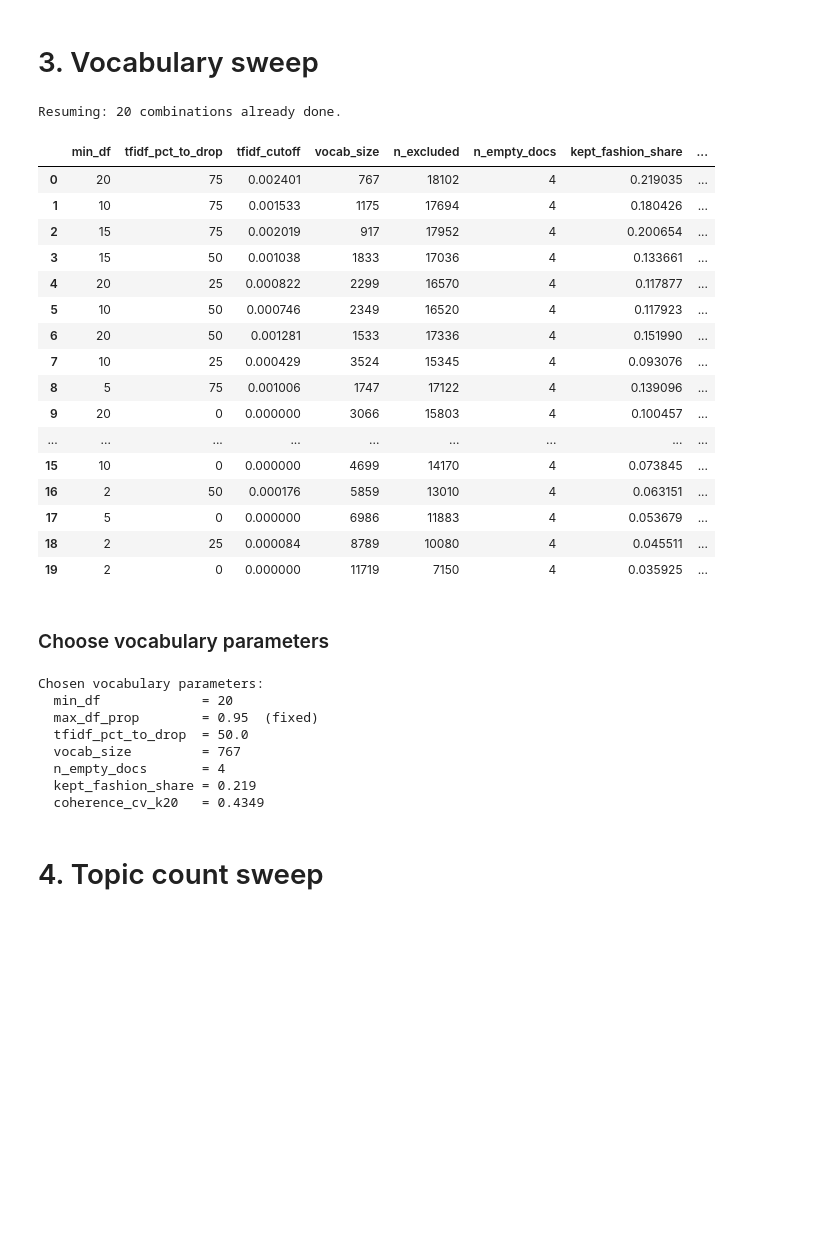
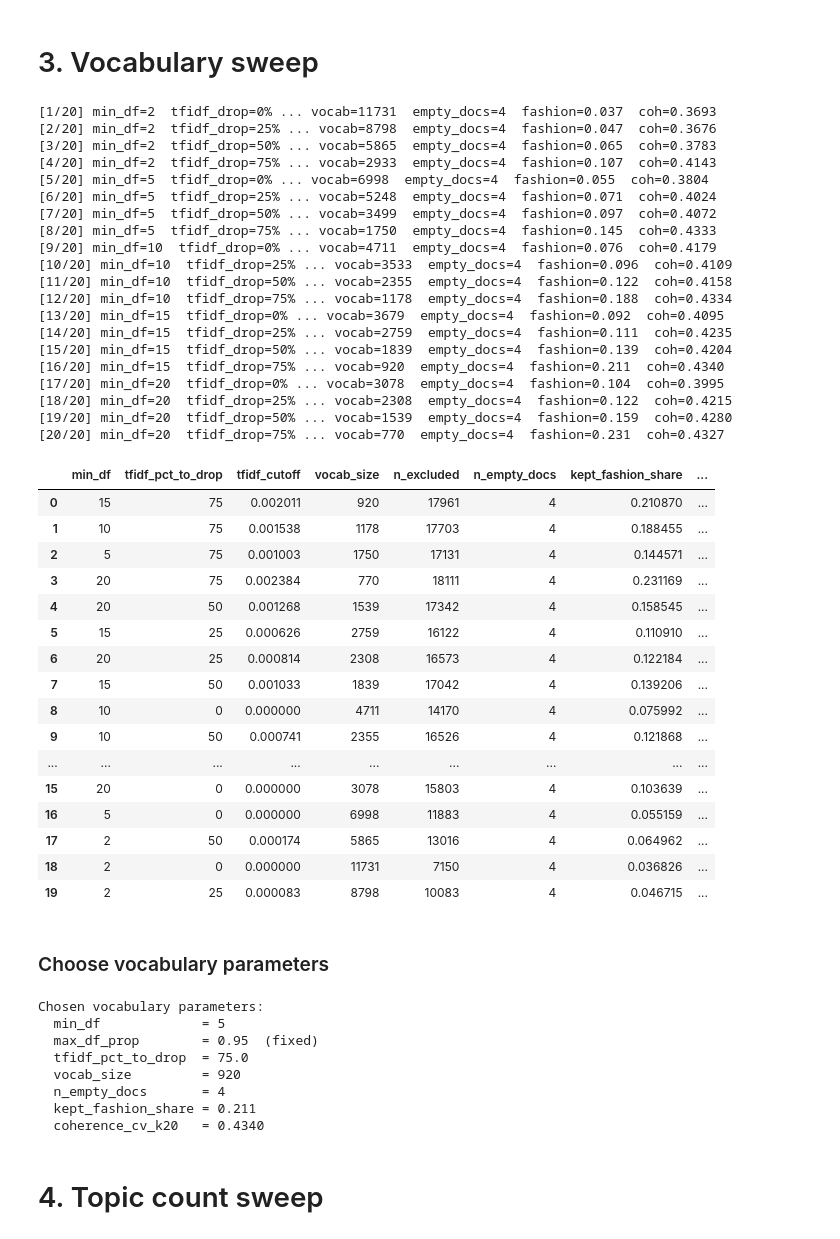
Before and after one commit to Zoe-O16/Thesis, a Jupyter notebook: 2.2_topic_modelling_general_prep.ipynb, the cells around one changed output. Cells and saved outputs as stored; diff of their text form; code cells hidden in the pictures; blank space fills up the shorter version.

Commit message:
vocab change

```diff
--- a/2.2_topic_modelling_general_prep.ipynb
+++ b/2.2_topic_modelling_general_prep.ipynb
@@ -42,7 +42,7 @@ from gensim.models import CoherenceModel
 
 # Paths
 CHECKPOINT_DIR = Path("checkpoints")
-OUT_DIR        = Path("outputs_eda")
+OUT_DIR        = Path("outputs_rlda_preprocessing")
 OUT_DIR.mkdir(exist_ok=True)
 CHECKPOINT_DIR.mkdir(exist_ok=True)
 
@@ -60,7 +60,7 @@ TFIDF_PERCENTILES_TO_DROP = [0, 25, 50, 75]
 VOCAB_SWEEP_MAX_ITER  = 30
 
 # Topic count
-TOPIC_RANGE           = list(range(10, 56, 5))   # 10, 15, …, 55
+TOPIC_RANGE           = list(range(5, 51, 5))   # 10, 15, …, 55
 TOPIC_SWEEP_MAX_ITER  = 50
 
 RANDOM_STATE = 42
@@ -432,8 +432,7 @@ def fit_lda_single(
 
 VOCAB_SWEEP_CSV = OUT_DIR / "vocab_sweep_results.csv"
 
-# Set to True to discard existing results
-RESTART = False
+RESTART = True
 
 
 if VOCAB_SWEEP_CSV.exists() and not RESTART:
@@ -456,50 +455,69 @@ total  = len(combos)
 for i, (min_df, pct) in enumerate(combos, 1):
     if (min_df, pct) in _done:
         continue
     print(f"[{i}/{total}] min_df={min_df}  tfidf_drop={pct}%", end=" ... ")
     v = build_vocabulary(min_df, MAX_DF_PROP, pct)
     _, _, coherence_cv, perplexity = fit_lda_single(
         v, k=FIXED_K_FOR_VOCAB_SWEEP, max_iter=VOCAB_SWEEP_MAX_ITER
     )
     row = {
         "min_df":             min_df,
         "tfidf_pct_to_drop":  pct,
         "tfidf_cutoff":       v["tfidf_cutoff"],
         "vocab_size":         v["vocab_size"],
         "n_excluded":         v["n_excluded"],
         "n_empty_docs":       v["n_empty_docs"],
         "kept_fashion_share": v["kept_fashion_share"],
         f"coherence_cv_k{FIXED_K_FOR_VOCAB_SWEEP}": coherence_cv,
         f"perplexity_k{FIXED_K_FOR_VOCAB_SWEEP}":   perplexity,
     }
     pd.DataFrame([row]).to_csv(VOCAB_SWEEP_CSV, mode="a", header=False, index=False)
     print(f"vocab={v['vocab_size']}  empty_docs={v['n_empty_docs']}  fashion={v['kept_fashion_share']:.3f}  coh={coherence_cv:.4f}")
 
 vocab_sweep_df = (
     pd.read_csv(VOCAB_SWEEP_CSV)
     .sort_values(f"coherence_cv_k{FIXED_K_FOR_VOCAB_SWEEP}", ascending=False)
     .reset_index(drop=True)
 )
 vocab_sweep_df
 # %% [output]
-Resuming: 20 combinations already done.
+[1/20] min_df=2  tfidf_drop=0% ... vocab=11731  empty_docs=4  fashion=0.037  coh=0.3693
+[2/20] min_df=2  tfidf_drop=25% ... vocab=8798  empty_docs=4  fashion=0.047  coh=0.3676
+[3/20] min_df=2  tfidf_drop=50% ... vocab=5865  empty_docs=4  fashion=0.065  coh=0.3783
+[4/20] min_df=2  tfidf_drop=75% ... vocab=2933  empty_docs=4  fashion=0.107  coh=0.4143
+[5/20] min_df=5  tfidf_drop=0% ... vocab=6998  empty_docs=4  fashion=0.055  coh=0.3804
+[6/20] min_df=5  tfidf_drop=25% ... vocab=5248  empty_docs=4  fashion=0.071  coh=0.4024
+[7/20] min_df=5  tfidf_drop=50% ... vocab=3499  empty_docs=4  fashion=0.097  coh=0.4072
+[8/20] min_df=5  tfidf_drop=75% ... vocab=1750  empty_docs=4  fashion=0.145  coh=0.4333
+[9/20] min_df=10  tfidf_drop=0% ... vocab=4711  empty_docs=4  fashion=0.076  coh=0.4179
+[10/20] min_df=10  tfidf_drop=25% ... vocab=3533  empty_docs=4  fashion=0.096  coh=0.4109
+[11/20] min_df=10  tfidf_drop=50% ... vocab=2355  empty_docs=4  fashion=0.122  coh=0.4158
+[12/20] min_df=10  tfidf_drop=75% ... vocab=1178  empty_docs=4  fashion=0.188  coh=0.4334
+[13/20] min_df=15  tfidf_drop=0% ... vocab=3679  empty_docs=4  fashion=0.092  coh=0.4095
+[14/20] min_df=15  tfidf_drop=25% ... vocab=2759  empty_docs=4  fashion=0.111  coh=0.4235
+[15/20] min_df=15  tfidf_drop=50% ... vocab=1839  empty_docs=4  fashion=0.139  coh=0.4204
+[16/20] min_df=15  tfidf_drop=75% ... vocab=920  empty_docs=4  fashion=0.211  coh=0.4340
+[17/20] min_df=20  tfidf_drop=0% ... vocab=3078  empty_docs=4  fashion=0.104  coh=0.3995
+[18/20] min_df=20  tfidf_drop=25% ... vocab=2308  empty_docs=4  fashion=0.122  coh=0.4215
+[19/20] min_df=20  tfidf_drop=50% ... vocab=1539  empty_docs=4  fashion=0.159  coh=0.4280
+[20/20] min_df=20  tfidf_drop=75% ... vocab=770  empty_docs=4  fashion=0.231  coh=0.4327
 |  | min_df | tfidf_pct_to_drop | tfidf_cutoff | vocab_size | n_excluded | n_empty_docs | kept_fashion_share | ... |
-| 0 | 20 | 75 | 0.002401 | 767 | 18102 | 4 | 0.219035 | ... |
-| 1 | 10 | 75 | 0.001533 | 1175 | 17694 | 4 | 0.180426 | ... |
-| 2 | 15 | 75 | 0.002019 | 917 | 17952 | 4 | 0.200654 | ... |
-| 3 | 15 | 50 | 0.001038 | 1833 | 17036 | 4 | 0.133661 | ... |
-| 4 | 20 | 25 | 0.000822 | 2299 | 16570 | 4 | 0.117877 | ... |
-| 5 | 10 | 50 | 0.000746 | 2349 | 16520 | 4 | 0.117923 | ... |
-| 6 | 20 | 50 | 0.001281 | 1533 | 17336 | 4 | 0.151990 | ... |
-| 7 | 10 | 25 | 0.000429 | 3524 | 15345 | 4 | 0.093076 | ... |
-| 8 | 5 | 75 | 0.001006 | 1747 | 17122 | 4 | 0.139096 | ... |
-| 9 | 20 | 0 | 0.000000 | 3066 | 15803 | 4 | 0.100457 | ... |
+| 0 | 15 | 75 | 0.002011 | 920 | 17961 | 4 | 0.210870 | ... |
+| 1 | 10 | 75 | 0.001538 | 1178 | 17703 | 4 | 0.188455 | ... |
+| 2 | 5 | 75 | 0.001003 | 1750 | 17131 | 4 | 0.144571 | ... |
+| 3 | 20 | 75 | 0.002384 | 770 | 18111 | 4 | 0.231169 | ... |
+| 4 | 20 | 50 | 0.001268 | 1539 | 17342 | 4 | 0.158545 | ... |
+| 5 | 15 | 25 | 0.000626 | 2759 | 16122 | 4 | 0.110910 | ... |
+| 6 | 20 | 25 | 0.000814 | 2308 | 16573 | 4 | 0.122184 | ... |
+| 7 | 15 | 50 | 0.001033 | 1839 | 17042 | 4 | 0.139206 | ... |
+| 8 | 10 | 0 | 0.000000 | 4711 | 14170 | 4 | 0.075992 | ... |
+| 9 | 10 | 50 | 0.000741 | 2355 | 16526 | 4 | 0.121868 | ... |
 | ... | ... | ... | ... | ... | ... | ... | ... | ... |
-| 15 | 10 | 0 | 0.000000 | 4699 | 14170 | 4 | 0.073845 | ... |
-| 16 | 2 | 50 | 0.000176 | 5859 | 13010 | 4 | 0.063151 | ... |
-| 17 | 5 | 0 | 0.000000 | 6986 | 11883 | 4 | 0.053679 | ... |
-| 18 | 2 | 25 | 0.000084 | 8789 | 10080 | 4 | 0.045511 | ... |
-| 19 | 2 | 0 | 0.000000 | 11719 | 7150 | 4 | 0.035925 | ... |
+| 15 | 20 | 0 | 0.000000 | 3078 | 15803 | 4 | 0.103639 | ... |
+| 16 | 5 | 0 | 0.000000 | 6998 | 11883 | 4 | 0.055159 | ... |
+| 17 | 2 | 50 | 0.000174 | 5865 | 13016 | 4 | 0.064962 | ... |
+| 18 | 2 | 0 | 0.000000 | 11731 | 7150 | 4 | 0.036826 | ... |
+| 19 | 2 | 25 | 0.000083 | 8798 | 10083 | 4 | 0.046715 | ... |
 # %% [markdown]
 ### Choose vocabulary parameters
 # %%
@@ -508,14 +526,14 @@ Resuming: 20 combinations already done.
 _best = vocab_sweep_df.iloc[0]
 
 # CHOSEN_MIN_DF         = int(_best["min_df"])
-# CHOSEN_MAX_DF_PROP    = MAX_DF_PROP          # fixed globally — not swept
+# CHOSEN_MAX_DF_PROP    = MAX_DF_PROP
 # CHOSEN_TFIDF_PCT_DROP = float(_best["tfidf_pct_to_drop"])
 
 # Override best coherence score for a higher vocabulary size and higher absolute fashion share
 # These are more important for downstream tasks and the difference in coherence is likely insignificant
-CHOSEN_MIN_DF         = 20
+CHOSEN_MIN_DF         = 5
 CHOSEN_MAX_DF_PROP    = MAX_DF_PROP
-CHOSEN_TFIDF_PCT_DROP = 50.0
+CHOSEN_TFIDF_PCT_DROP = 75.0
 
 
 
@@ -529,13 +547,13 @@ print(f"  kept_fashion_share = {_best['kept_fashion_share']:.3f}")
 print(f"  coherence_cv_k{FIXED_K_FOR_VOCAB_SWEEP}   = {_best[f'coherence_cv_k{FIXED_K_FOR_VOCAB_SWEEP}']:.4f}")
 # %% [output]
 Chosen vocabulary parameters:
-  min_df             = 20
+  min_df             = 5
   max_df_prop        = 0.95  (fixed)
-  tfidf_pct_to_drop  = 50.0
-  vocab_size         = 767
+  tfidf_pct_to_drop  = 75.0
+  vocab_size         = 920
   n_empty_docs       = 4
-  kept_fashion_share = 0.219
-  coherence_cv_k20   = 0.4349
+  kept_fashion_share = 0.211
+  coherence_cv_k20   = 0.4340
 # %% [markdown]
 # 4. Topic count sweep
 # %%
```
Also changed, not shown: parts of 11 cells of this notebook.
